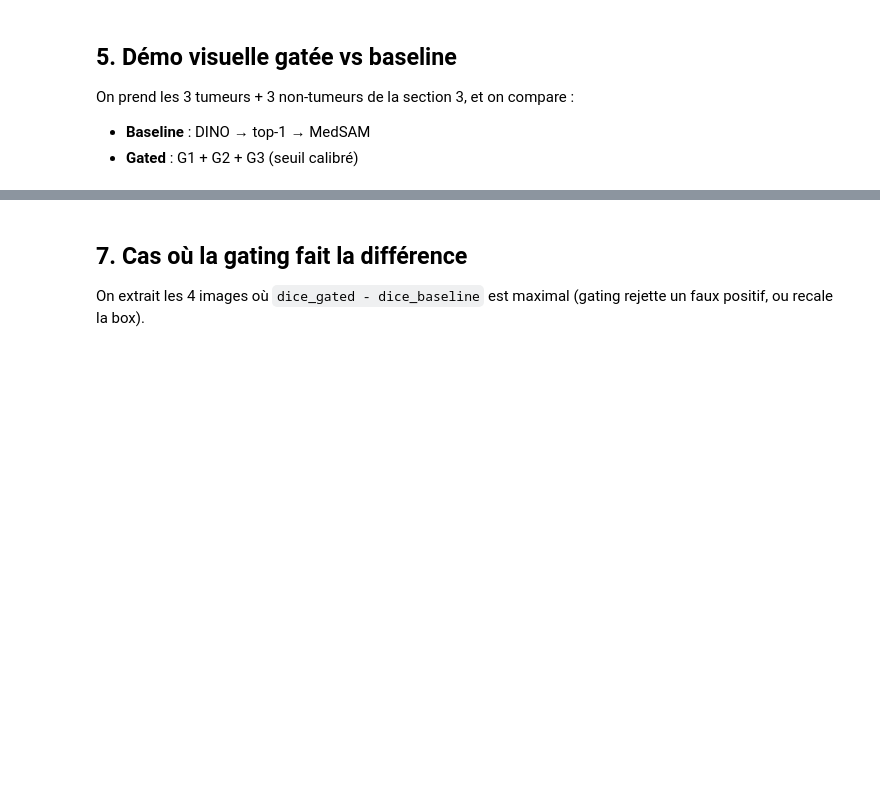
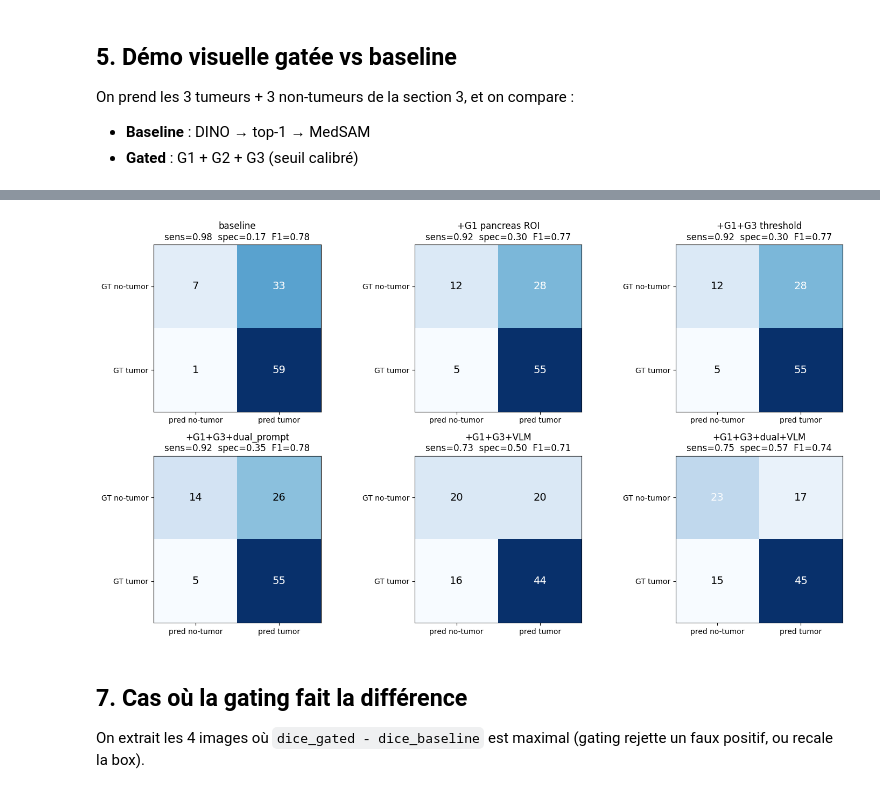
Before and after one commit to Azcatchi17/INF8225_Projet, a Jupyter notebook: colab/improved_pipeline.ipynb, the cells around one changed output, grey strips where cells are left out. Cells and saved outputs as stored; diff of their text form; code cells hidden in the pictures; blank space fills up the shorter version.

```diff
--- a/colab/improved_pipeline.ipynb
+++ b/colab/improved_pipeline.ipynb
@@ -321,19 +553,26 @@ plt.tight_layout(); plt.show()
 # %%
-# Confusion matrices per configuration
+# Confusion matrices per configuration — grid layout pour n configs
 from itertools import product
-fig, axes = plt.subplots(1, len(ablation), figsize=(5 * len(ablation), 4))
-if len(ablation) == 1:
-    axes = [axes]
-for ax, (name, (_, summ)) in zip(axes, ablation.items()):
+n_cfg = len(ablation)
+ncols = min(n_cfg, 3)
+nrows = (n_cfg + ncols - 1) // ncols
+fig, axes = plt.subplots(nrows, ncols, figsize=(5 * ncols, 4 * nrows))
+axes = np.atleast_2d(axes).ravel()
+for idx, (name, (_, summ)) in enumerate(ablation.items()):
+    ax = axes[idx]
     M_ = np.array([[summ.tn, summ.fp], [summ.fn, summ.tp]])
     ax.imshow(M_, cmap='Blues')
     for i, j in product(range(2), range(2)):
         ax.text(j, i, str(M_[i, j]), ha='center', va='center', fontsize=14,
                 color='white' if M_[i, j] > M_.max() / 2 else 'black')
     ax.set_xticks([0, 1]); ax.set_xticklabels(['pred no-tumor', 'pred tumor'])
     ax.set_yticks([0, 1]); ax.set_yticklabels(['GT no-tumor', 'GT tumor'])
-    ax.set_title(f"{name}\nsens={summ.sensitivity:.2f}  spec={summ.specificity:.2f}")
+    ax.set_title(f"{name}\nsens={summ.sensitivity:.2f}  spec={summ.specificity:.2f}  F1={summ.f1:.2f}")
+for idx in range(n_cfg, len(axes)):
+    axes[idx].axis('off')
 plt.tight_layout(); plt.show()
+# %% [output]
+[figure, added]
 # %% [markdown]
 ## 7. Cas où la gating fait la différence
 
```
Also changed, not shown: parts of 14 cells of this notebook.
